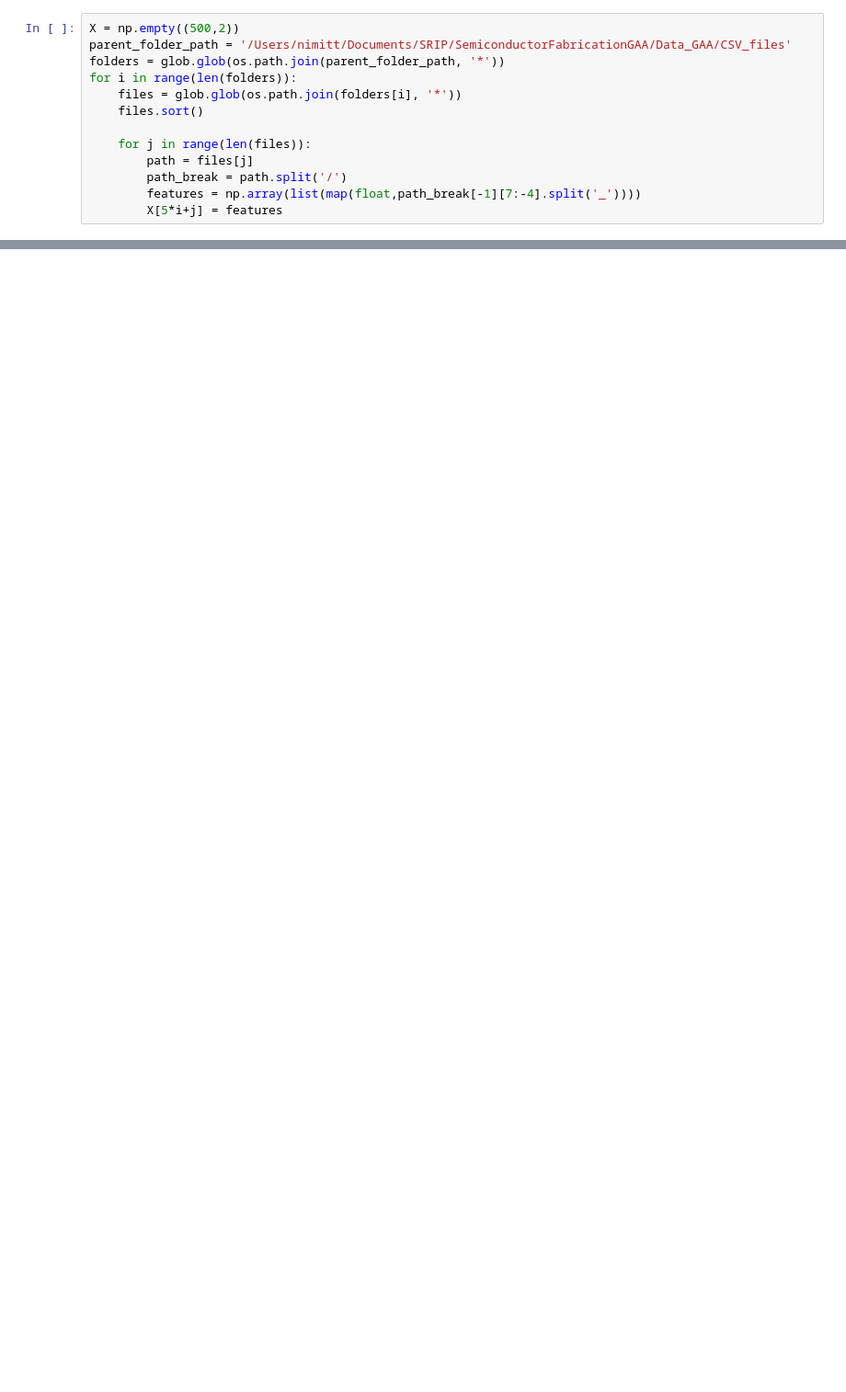
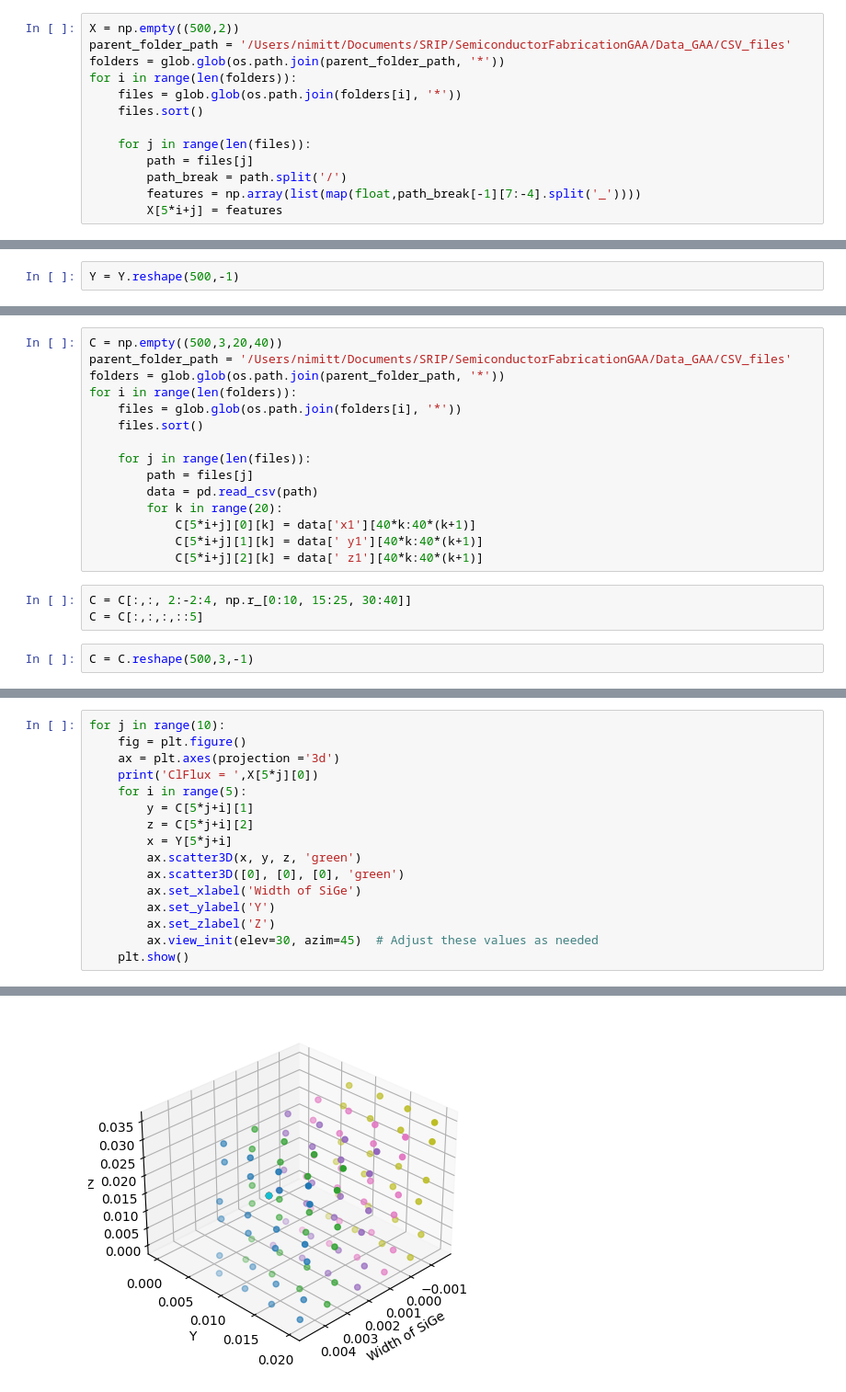
Before and after one commit to Nimitt-nim/HClEtchingGAAFET, a Jupyter notebook: Modelling/read_dataset.ipynb, the cells around one changed output, grey strips where cells are left out. Shown at 92% size. Saved outputs shown, nothing was run; the diff lists cells and outputs as text; blank space fills up the shorter version.

Commit message:
SRIP2024

```diff
--- a/Modelling/read_dataset.ipynb
+++ b/Modelling/read_dataset.ipynb
@@ -30,0 +36,2 @@ for i in range(len(folders)):
+# %%
+Y = Y.reshape(500,-1)
@@ -30,0 +42,20 @@ for i in range(len(folders)):
+# %%
+C = np.empty((500,3,20,40))
+parent_folder_path = '/Users/nimitt/Documents/SRIP/SemiconductorFabricationGAA/Data_GAA/CSV_files'
+folders = glob.glob(os.path.join(parent_folder_path, '*'))
+for i in range(len(folders)):
+    files = glob.glob(os.path.join(folders[i], '*'))
+    files.sort()
+
+    for j in range(len(files)):
+        path = files[j]
+        data = pd.read_csv(path)
+        for k in range(20):
+            C[5*i+j][0][k] = data['x1'][40*k:40*(k+1)]
+            C[5*i+j][1][k] = data[' y1'][40*k:40*(k+1)]
+            C[5*i+j][2][k] = data[' z1'][40*k:40*(k+1)]
+# %%
+C = C[:,:, 2:-2:4, np.r_[0:10, 15:25, 30:40]]
+C = C[:,:,:,::5]
+# %%
+C = C.reshape(500,3,-1)
@@ -30,0 +68,17 @@ for i in range(len(folders)):
+# %%
+for j in range(10):
+    fig = plt.figure()
+    ax = plt.axes(projection ='3d')
+    print('ClFlux = ',X[5*j][0])
+    for i in range(5):
+        y = C[5*j+i][1]
+        z = C[5*j+i][2]
+        x = Y[5*j+i]
+        ax.scatter3D(x, y, z, 'green')
+        ax.scatter3D([0], [0], [0], 'green')
+        ax.set_xlabel('Width of SiGe')
+        ax.set_ylabel('Y')
+        ax.set_zlabel('Z')
+        ax.view_init(elev=30, azim=45)  # Adjust these values as needed
+    plt.show()
+# %% [output]
@@ -30,0 +86 @@ for i in range(len(folders)):
+[figure, added]
```
Also changed, not shown: parts of 7 cells of this notebook, 14 other files.
